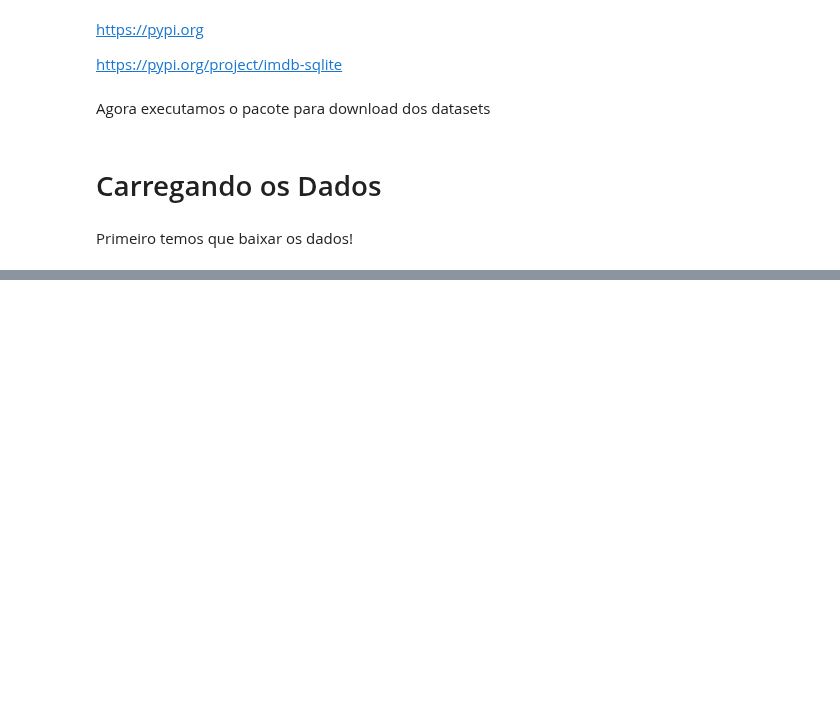
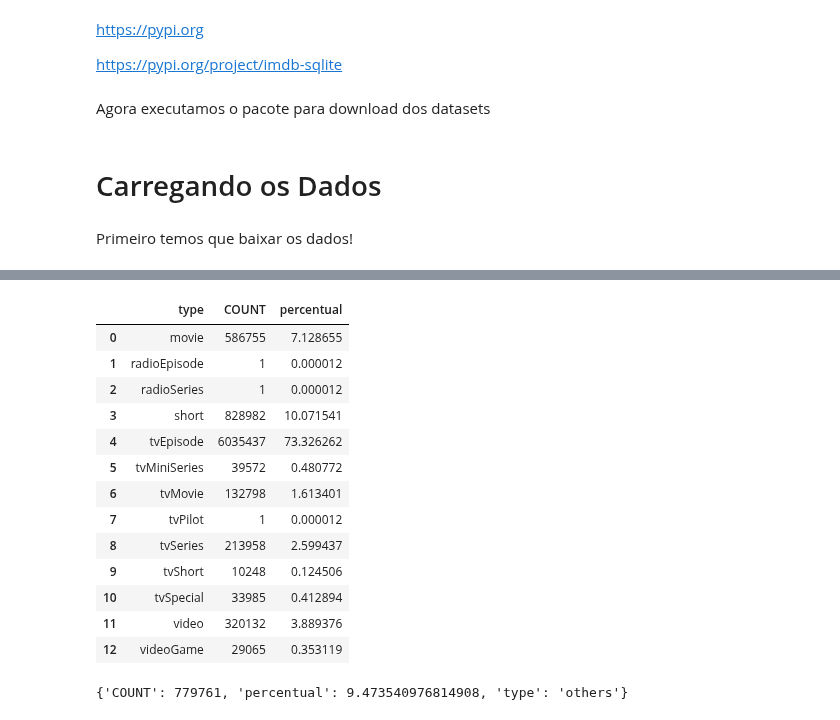
Before and after one commit to leonardodamata/Python_Analise_Dados, a Jupyter notebook: Mini_Projeto_1.ipynb, the cells around one changed output, grey strips where cells are left out. Drawn from its saved outputs; the diff is of its cells as text; code cells hidden in the pictures; blank space fills up the shorter version.

Commit message:
Mini Projeto 1 - Respondendo a Pergunta de Negócios2

```diff
--- a/Mini_Projeto_1.ipynb
+++ b/Mini_Projeto_1.ipynb
@@ -47,0 +148,6 @@ UsageError: Cell magic `%%` not found.
+# %%
+# Cria a consulta SQl
+consulta1 = '''SELECT  type, COUNT(*) AS COUNT FROM titles  GROUP BY type'''
+# %%
+# Extrai o resultado
+resultado1 = pd.read_sql_query(consulta1,conn)
@@ -47,0 +172,21 @@ UsageError: Cell magic `%%` not found.
+# %%
+# Vamos calcular o percentual para cada tipo
+resultado1['percentual'] = (resultado1['COUNT'] / resultado1['COUNT'].sum()) * 100
+# %%
+# Visualiza o resultado
+display(resultado1)
+# %% [output]
+|  | type | COUNT | percentual |
+| 0 | movie | 586755 | 7.128655 |
+| 1 | radioEpisode | 1 | 0.000012 |
+| 2 | radioSeries | 1 | 0.000012 |
+| 3 | short | 828982 | 10.071541 |
+| 4 | tvEpisode | 6035437 | 73.326262 |
+| 5 | tvMiniSeries | 39572 | 0.480772 |
+| 6 | tvMovie | 132798 | 1.613401 |
+| 7 | tvPilot | 1 | 0.000012 |
+| 8 | tvSeries | 213958 | 2.599437 |
+| 9 | tvShort | 10248 | 0.124506 |
+| 10 | tvSpecial | 33985 | 0.412894 |
+| 11 | video | 320132 | 3.889376 |
+| 12 | videoGame | 29065 | 0.353119 |
@@ -47,0 +208,5 @@ UsageError: Cell magic `%%` not found.
+# %%
+# Visualiza
+others
+# %% [output]
+{'COUNT': 779761, 'percentual': 9.473540976814908, 'type': 'others'}
```
Also changed, not shown: parts of 31 cells of this notebook.
